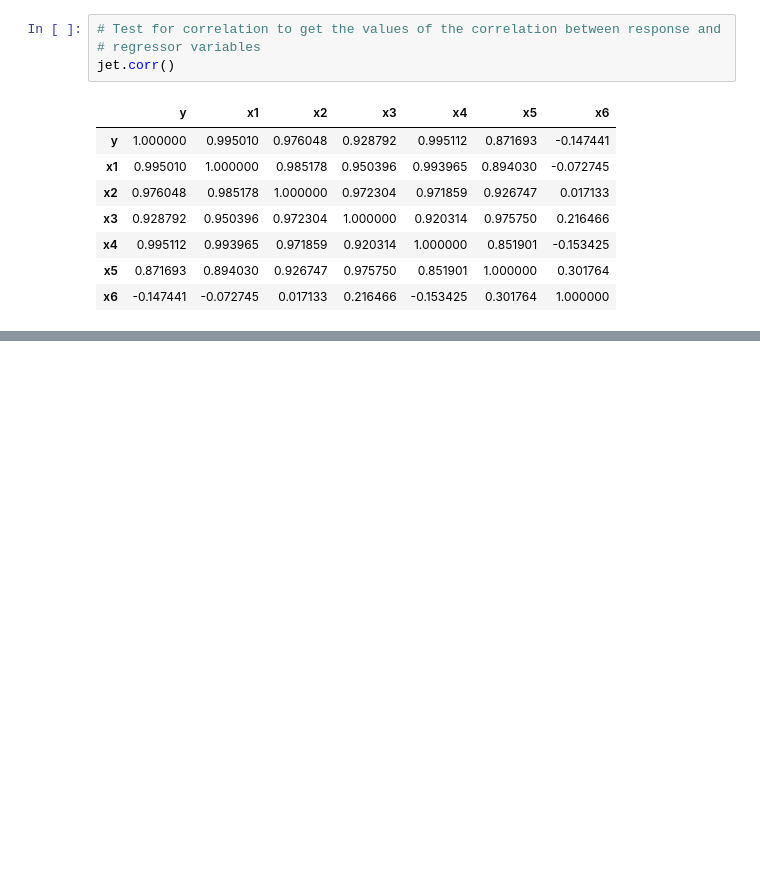
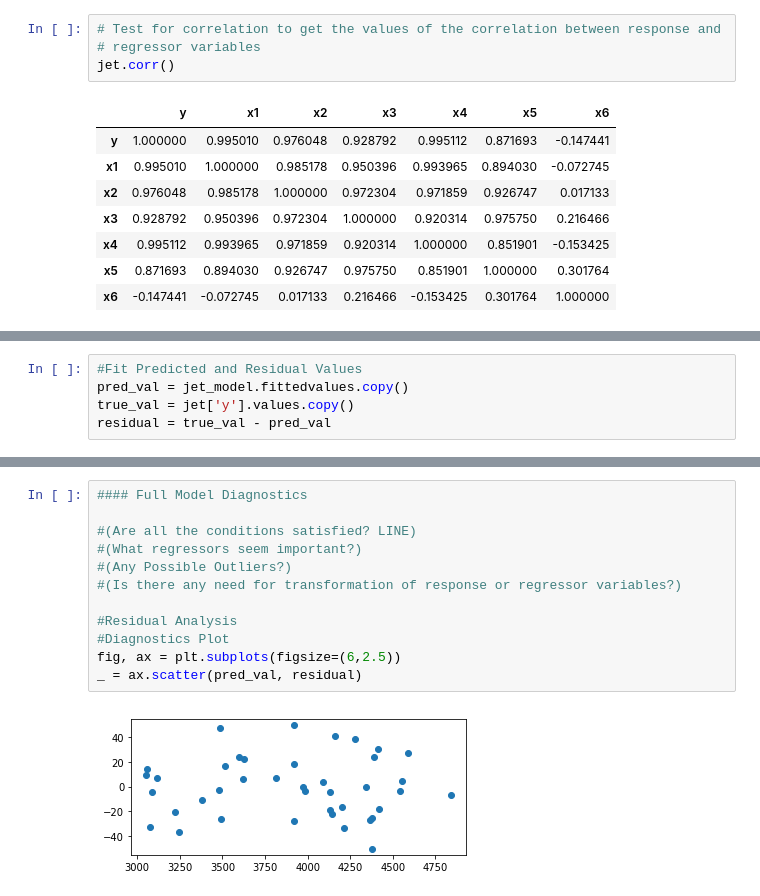
Before and after one commit to MuzzyB/Linear-Regression, a Jupyter notebook: Linear Regression Analysis Template.ipynb, the cells around one changed output, grey strips where cells are left out. Saved outputs shown, nothing was run; the diff lists cells and outputs as text; blank space fills up the shorter version.

```diff
--- a/Linear Regression Analysis Template.ipynb
+++ b/Linear Regression Analysis Template.ipynb
@@ -106 +102,6 @@ jet_results = jet_model.fit()
+# %%
+#Fit Predicted and Residual Values
+pred_val = jet_model.fittedvalues.copy()
+true_val = jet['y'].values.copy()
+residual = true_val - pred_val
 # %%
@@ -135,0 +164,14 @@ strong multicollinearity or other numerical problems.
+# %%
+#### Full Model Diagnostics
+
+#(Are all the conditions satisfied? LINE)
+#(What regressors seem important?)
+#(Any Possible Outliers?)
+#(Is there any need for transformation of response or regressor variables?)
+
+#Residual Analysis
+#Diagnostics Plot
+fig, ax = plt.subplots(figsize=(6,2.5))
+_ = ax.scatter(pred_val, residual)
+# %% [output]
+[figure, added]
```
Also changed, not shown: parts of 12 cells of this notebook.
